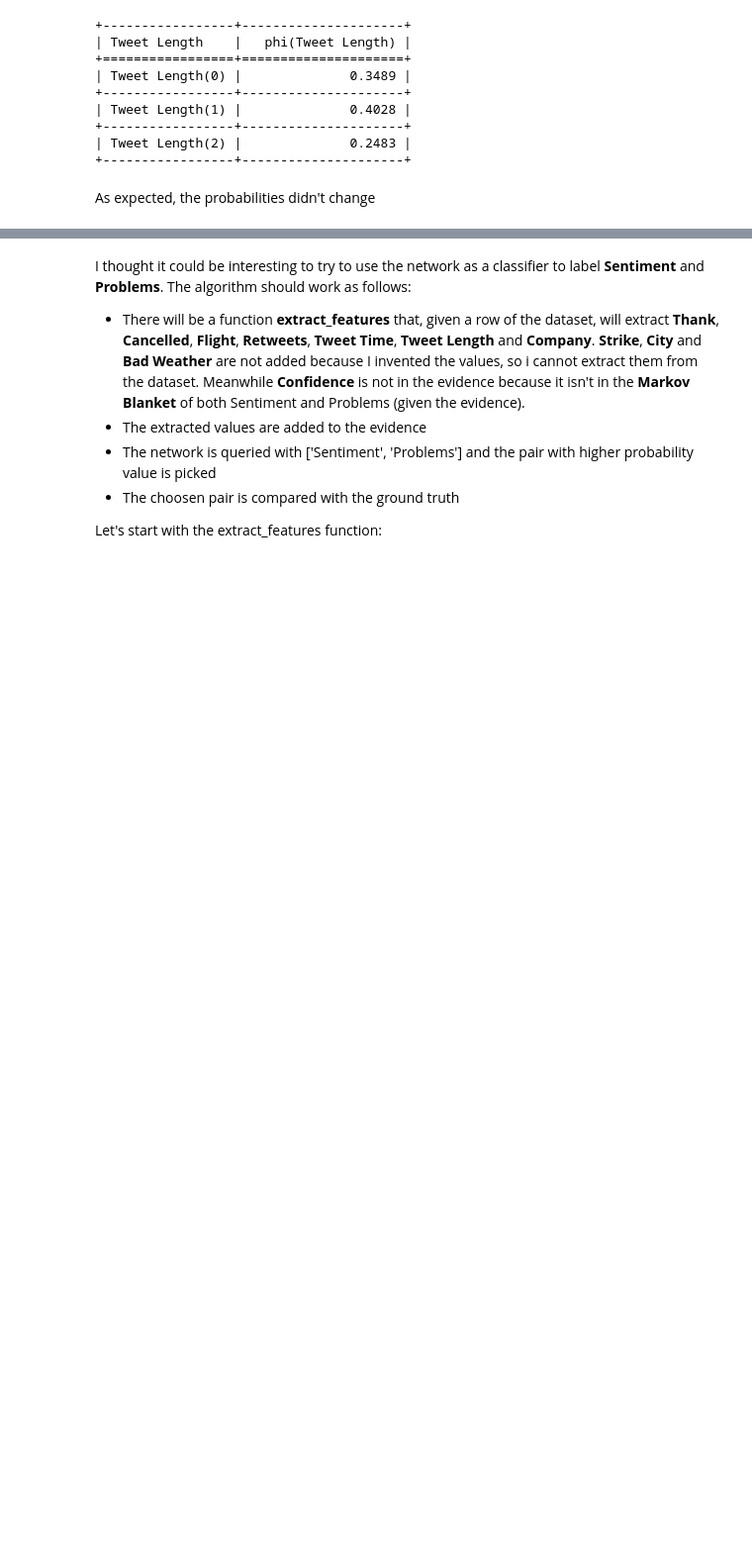
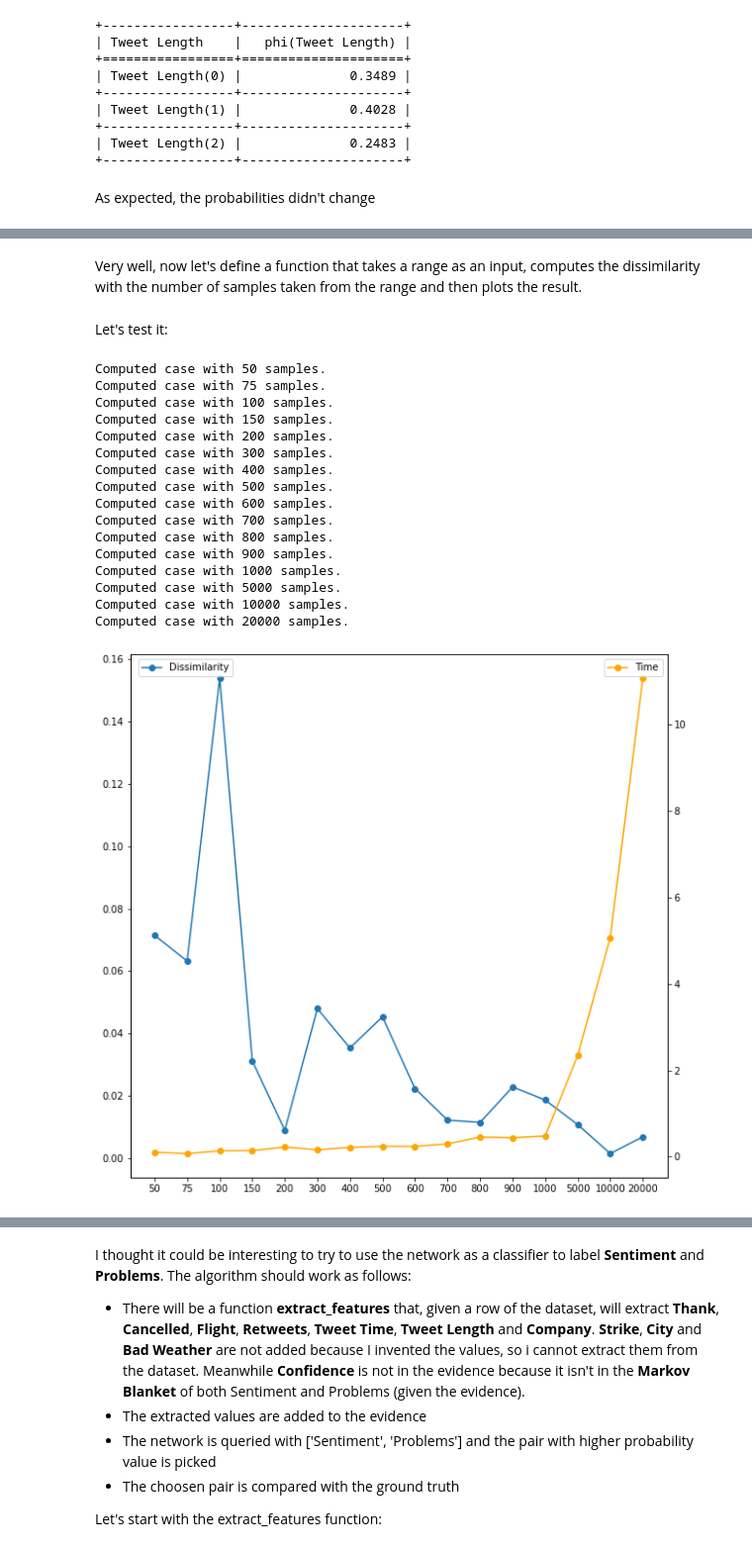
Before and after one commit to Kamugg/Project-FAIKR, a Jupyter notebook: ProjectFAIKR.ipynb, the cells around one changed output, grey strips where cells are left out. Shown at 99% size. Drawn from its saved outputs; the diff is of its cells as text; code cells hidden in the pictures; blank space fills up the shorter version.

```diff
--- a/ProjectFAIKR.ipynb
+++ b/ProjectFAIKR.ipynb
@@ -1597,0 +1646,57 @@ As expected, the probabilities didn't change
+# %%
+def dissimilarity(variable, cpd1, cpd2):
+    cardinality = len(t_d[variable].items()) # Cardinality of variable
+    dist_1 = []
+    dist_2 = []
+    for v in t_d[variable].values():
+        dist_1.append(cpd1.get_value(**{variable: v}))
+        dist_2.append(cpd2.get_value(**{variable: v}))
+    return np.linalg.norm(np.array(dist_1)-np.array(dist_2), 2)#/np.sqrt(cardinality)
+# %% [markdown]
+Very well, now let's define a function that takes a range as an input, computes the dissimilarity with the number of samples taken from the range and then plots the result.
+# %%
+import time
+
+def plot_diss_time(var, ev, rg):
+    results = []
+    ti = []
+    fig, ax1 = plt.subplots(figsize=(10, 10))
+    ax2 = ax1.twinx()
+    for n in rg:
+        start = time.time()
+        app_q = airline_app.query(var, n_samples=n, evidence=ev, show_progress=False)
+        app_time = time.time()-start
+        start = time.time()
+        exact_q = airline_inf.query(var, ev, show_progress=False)
+        exact_time = time.time()-start
+        ti.append(app_time-exact_time)
+        results.append(dissimilarity(var[0], app_q, exact_q))
+        print('Computed case with {} samples.'.format(n))
+    ax1.plot(rg.astype(str), results, '-o', label='Dissimilarity')
+    ax2.plot(rg.astype(str), ti, '-o', color='orange', label='Time')
+    ax1.legend(bbox_to_anchor=(0.2, 1))
+    ax2.legend()
+    plt.show()
+# %% [markdown]
+Let's test it:
+# %%
+vals = [50, 75, 100, 150, 200, 300, 400, 500, 600, 700, 800, 900, 1000, 5000, 10000, 20000]
+plot_diss_time(['Tweet Length'], {'City': t_d['City']['New York'], 'Retweets': t_d['Retweets']['True']}, np.array(vals))
+# %% [output]
+Computed case with 50 samples.
+Computed case with 75 samples.
+Computed case with 100 samples.
+Computed case with 150 samples.
+Computed case with 200 samples.
+Computed case with 300 samples.
+Computed case with 400 samples.
+Computed case with 500 samples.
+Computed case with 600 samples.
+Computed case with 700 samples.
+Computed case with 800 samples.
+Computed case with 900 samples.
+Computed case with 1000 samples.
+Computed case with 5000 samples.
+Computed case with 10000 samples.
+Computed case with 20000 samples.
+[figure, added]
```
Also changed, not shown: parts of 7 cells of this notebook.
